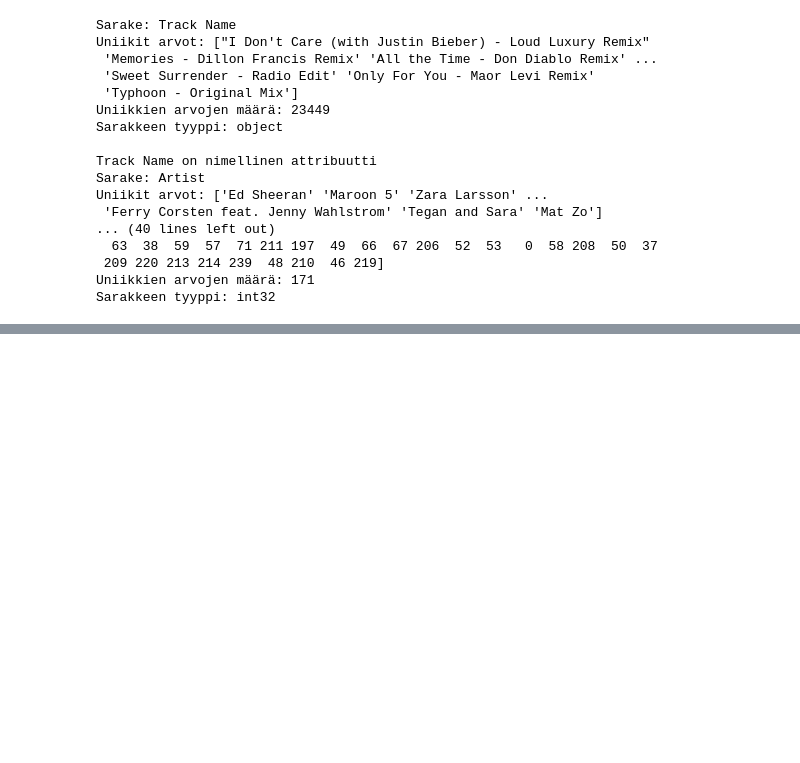
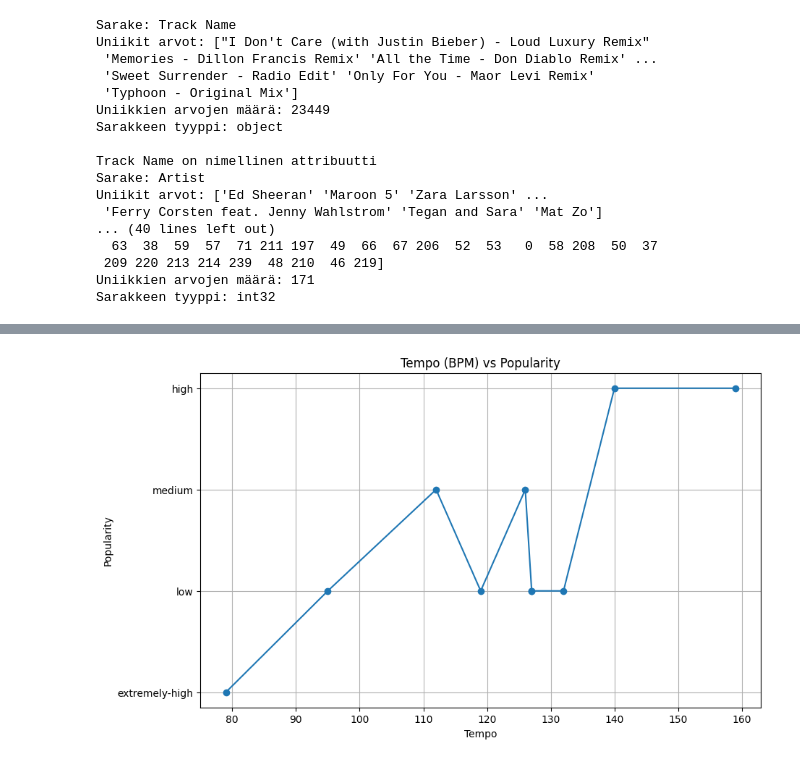
Before and after one commit to koskinenj/Analysoinnin__projekti, a Jupyter notebook: Project NEW.ipynb, the cells around one changed output, grey strips where cells are left out. Saved outputs shown, nothing was run; the diff lists cells and outputs as text; code cells hidden in the pictures; blank space fills up the shorter version.

```diff
--- a/Project NEW.ipynb
+++ b/Project NEW.ipynb
@@ -265,0 +291,13 @@ Sarakkeen tyyppi: int32
+# %%
+spotify_subset = spotify.sample(10)  # Valitaan satunnainen otos
+spotify_subset = spotify_subset.sort_values(by='Tempo (BPM)', ascending=True)
+
+plt.figure(figsize=(10, 6))
+plt.plot(spotify_subset['Tempo (BPM)'], spotify_subset['Popularity'], marker='o')
+plt.title('Tempo (BPM) vs Popularity')
+plt.xlabel('Tempo')
+plt.ylabel('Popularity')
+plt.grid(True)
+plt.show()
+# %% [output]
+[figure, added]
```
Also changed, not shown: parts of 4 cells of this notebook.
